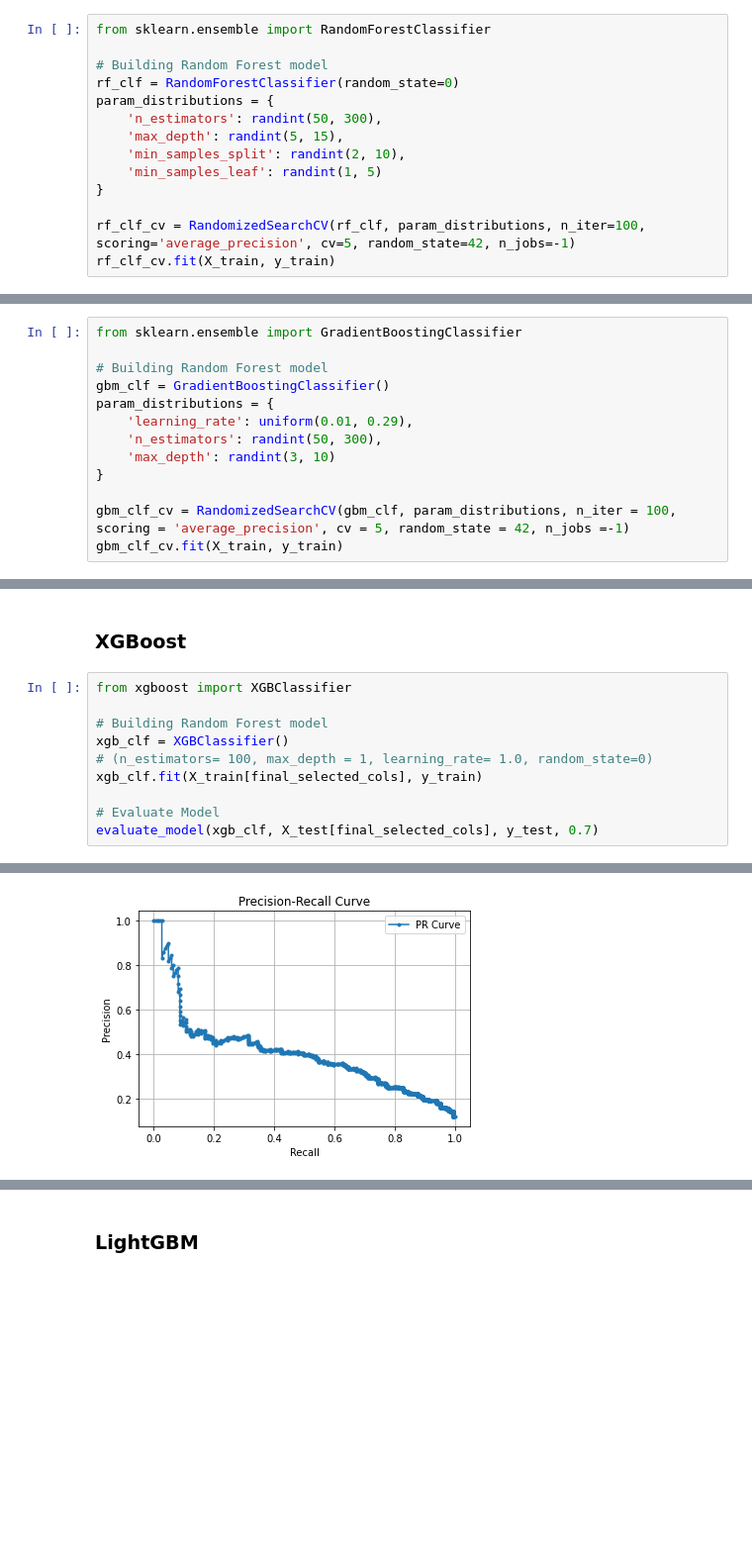
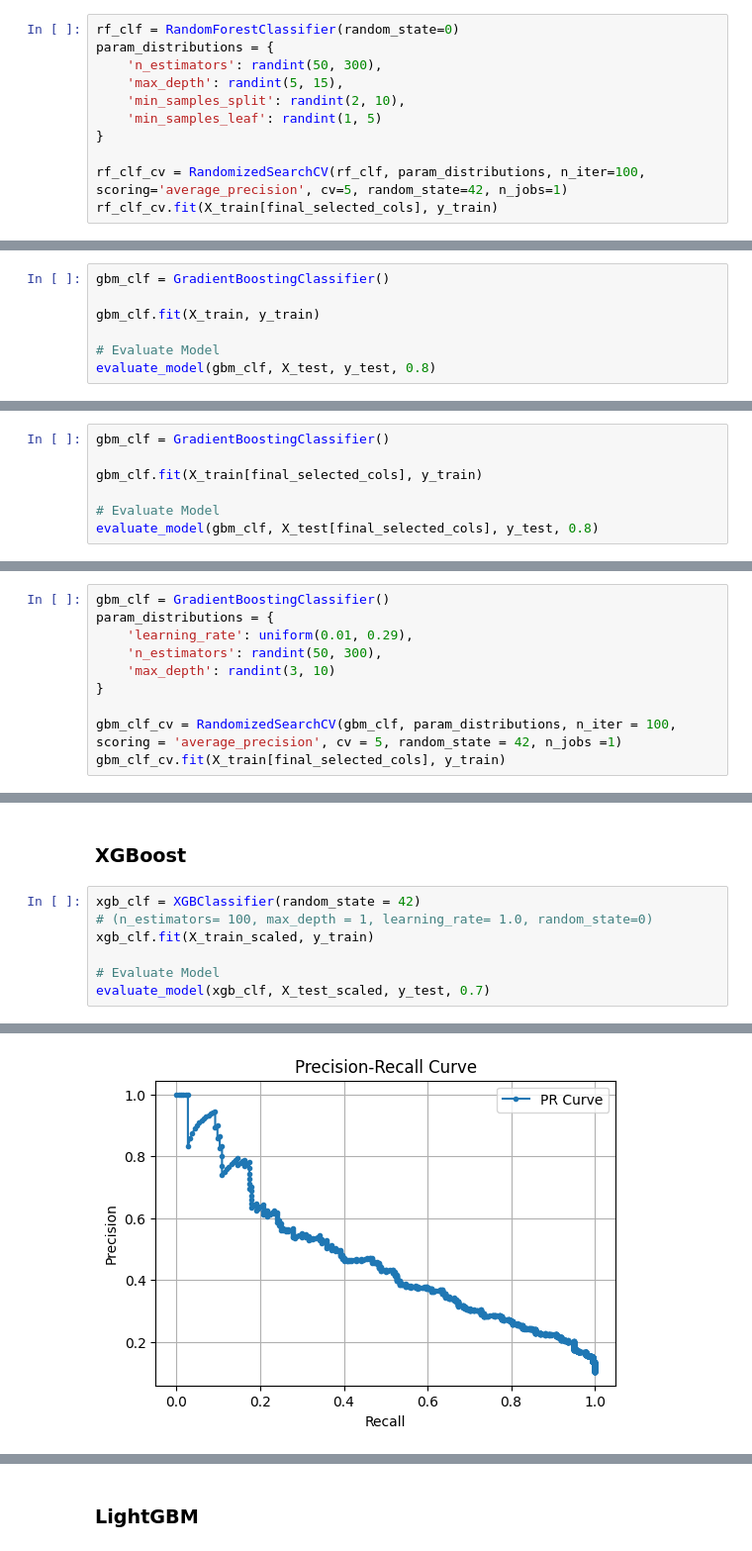
Before and after one commit to katieminjoo/Data_Engineering, a Jupyter notebook: Classification_task/Classification.ipynb, the cells around one changed output, grey strips where cells are left out. Shown at 99% size. Saved outputs shown, nothing was run; the diff lists cells and outputs as text; blank space fills up the shorter version.

```diff
--- a/Classification_task/Classification.ipynb
+++ b/Classification_task/Classification.ipynb
@@ -1398,7 +1409,4 @@ weighted avg       0.88    0.90      0.87   1770.0
 # %%
-from sklearn.ensemble import RandomForestClassifier
-
-# Building Random Forest model
 rf_clf = RandomForestClassifier(random_state=0)
 param_distributions = {
     'n_estimators': randint(50, 300),
@@ -1407,7 +1415,7 @@ param_distributions = {
     'min_samples_leaf': randint(1, 5)
 }
 
-rf_clf_cv = RandomizedSearchCV(rf_clf, param_distributions, n_iter=100, scoring='average_precision', cv=5, random_state=42, n_jobs=-1)
-rf_clf_cv.fit(X_train, y_train)
+rf_clf_cv = RandomizedSearchCV(rf_clf, param_distributions, n_iter=100, scoring='average_precision', cv=5, random_state=42, n_jobs=1)
+rf_clf_cv.fit(X_train[final_selected_cols], y_train)
 # %% [output]
 RandomizedSearchCV(cv=5, estimator=RandomForestClassifier(random_state=0),
@@ -1443,2 +1452,9 @@ weighted avg       0.91    0.90      0.85   1770.0
 # %% [markdown]
 ### GBM
+# %%
+gbm_clf = GradientBoostingClassifier()
+
+gbm_clf.fit(X_train, y_train)
+
+# Evaluate Model
+evaluate_model(gbm_clf, X_test, y_test, 0.8)
@@ -1444,0 +1482,7 @@ weighted avg       0.91    0.90      0.85   1770.0
+# %%
+gbm_clf = GradientBoostingClassifier()
+
+gbm_clf.fit(X_train[final_selected_cols], y_train)
+
+# Evaluate Model
+evaluate_model(gbm_clf, X_test[final_selected_cols], y_test, 0.8)
@@ -1445,7 +1510,4 @@ weighted avg       0.91    0.90      0.85   1770.0
 # %%
-from sklearn.ensemble import GradientBoostingClassifier
-
-# Building Random Forest model
 gbm_clf = GradientBoostingClassifier()
 param_distributions = {
     'learning_rate': uniform(0.01, 0.29),
@@ -1453,5 +1515,5 @@ param_distributions = {
     'max_depth': randint(3, 10)
 }
 
-gbm_clf_cv = RandomizedSearchCV(gbm_clf, param_distributions, n_iter = 100, scoring = 'average_precision', cv = 5, random_state = 42, n_jobs =-1)
-gbm_clf_cv.fit(X_train, y_train)
+gbm_clf_cv = RandomizedSearchCV(gbm_clf, param_distributions, n_iter = 100, scoring = 'average_precision', cv = 5, random_state = 42, n_jobs =1)
+gbm_clf_cv.fit(X_train[final_selected_cols], y_train)
@@ -1491,13 +1543,10 @@ weighted avg       0.88    0.90      0.88   1770.0
 # %% [markdown]
 ### XGBoost
 # %%
-from xgboost import XGBClassifier
-
-# Building Random Forest model
-xgb_clf = XGBClassifier()
+xgb_clf = XGBClassifier(random_state = 42)
 # (n_estimators= 100, max_depth = 1, learning_rate= 1.0, random_state=0)
-xgb_clf.fit(X_train[final_selected_cols], y_train)
+xgb_clf.fit(X_train_scaled, y_train)
 
 # Evaluate Model
-evaluate_model(xgb_clf, X_test[final_selected_cols], y_test, 0.7)
+evaluate_model(xgb_clf, X_test_scaled, y_test, 0.7)
 # %% [output]
@@ -1506 +1555 @@ Adjusted Precision: 0.71, Adjusted Recall: 0.08
-[figure, old version]
+[figure, new version]
```
Also changed, not shown: parts of 116 cells of this notebook, 1 other file.
